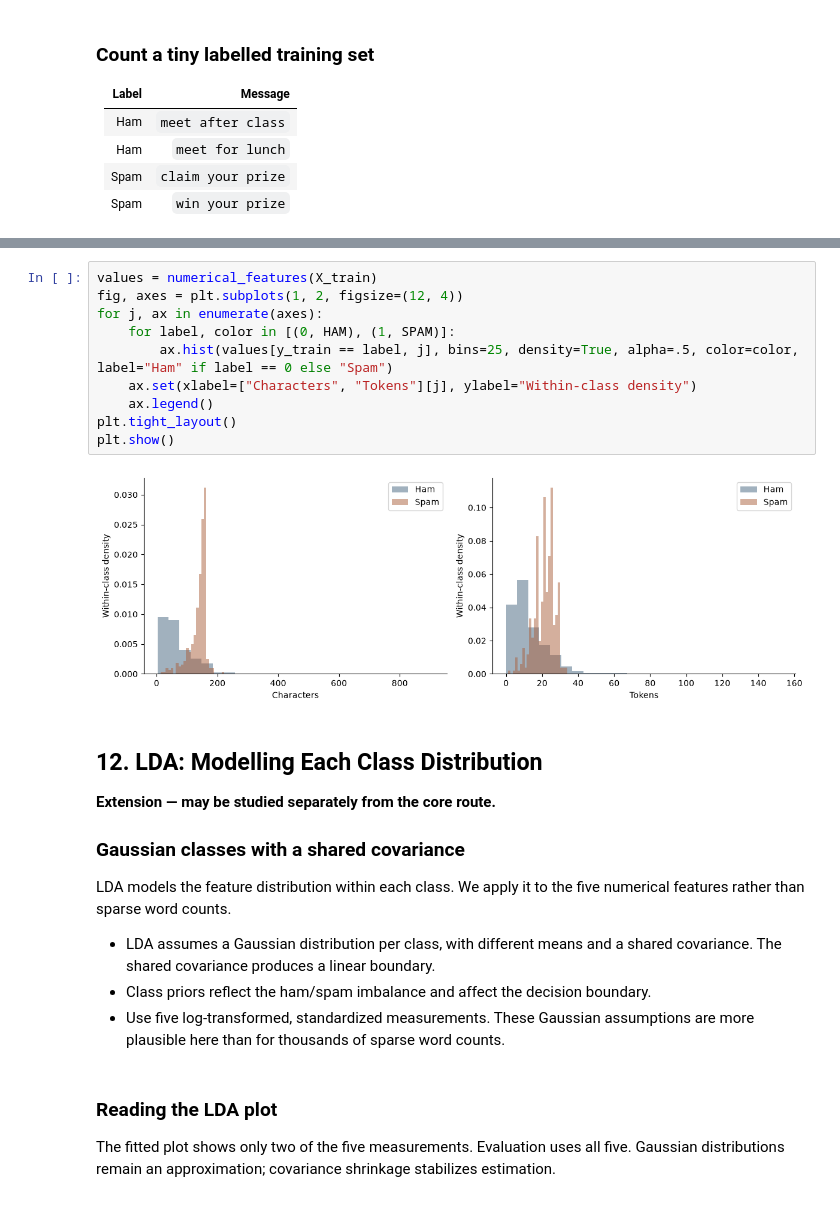
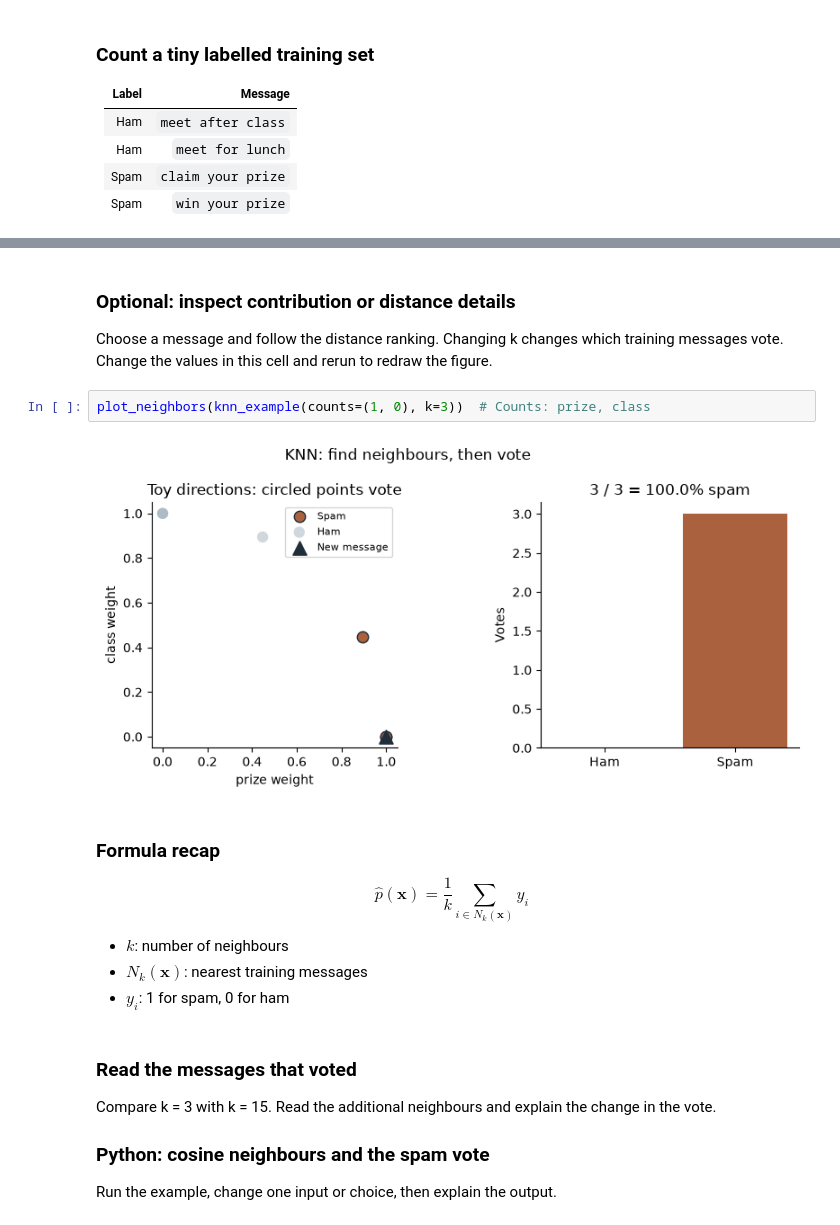
Before and after one commit to yulequan/STAT3612, a Jupyter notebook: src/tutorials/tutorial05/tutorial05.ipynb, the cells around one changed output, grey strips where cells are left out. Saved outputs shown, nothing was run; the diff lists cells and outputs as text.

Commit message:
feat(tutorial05): explain classifier workflows with interactive figures

```diff
--- a/src/tutorials/tutorial05/tutorial05.ipynb
+++ b/src/tutorials/tutorial05/tutorial05.ipynb
@@ -801,28 +670,26 @@ Numerical baseline AP: 0.9453045987771983
+# %% [markdown]
+### Optional: inspect contribution or distance details
+
+
+
+Choose a message and follow the distance ranking. Changing k changes which training messages vote. Change the values in this cell and rerun to redraw the figure.
 # %%
-values = numerical_features(X_train)
-fig, axes = plt.subplots(1, 2, figsize=(12, 4))
-for j, ax in enumerate(axes):
-    for label, color in [(0, HAM), (1, SPAM)]:
-        ax.hist(values[y_train == label, j], bins=25, density=True, alpha=.5, color=color, label="Ham" if label == 0 else "Spam")
-    ax.set(xlabel=["Characters", "Tokens"][j], ylabel="Within-class density")
-    ax.legend()
-plt.tight_layout()
-plt.show()
+plot_neighbors(knn_example(counts=(1, 0), k=3))  # Counts: prize, class
 # %% [output]
-[figure, old version]
+[figure, new version]
 # %% [markdown]
-## 12. LDA: Modelling Each Class Distribution
+### Formula recap
 
-**Extension — may be studied separately from the core route.**
+$$\hat p(\mathbf x)=\frac{1}{k}\sum_{i\in N_k(\mathbf x)}y_i$$
 
-### Gaussian classes with a shared covariance
-
-LDA models the feature distribution within each class. We apply it to the five numerical features rather than sparse word counts.
-
-- LDA assumes a Gaussian distribution per class, with different means and a shared covariance. The shared covariance produces a linear boundary.
-- Class priors reflect the ham/spam imbalance and affect the decision boundary.
-- Use five log-transformed, standardized measurements. These Gaussian assumptions are more plausible here than for thousands of sparse word counts.
+- $k$: number of neighbours
+- $N_k(\mathbf x)$: nearest training messages
+- $y_i$: 1 for spam, 0 for ham
 # %% [markdown]
-### Reading the LDA plot
+### Read the messages that voted
 
-The fitted plot shows only two of the five measurements. Evaluation uses all five. Gaussian distributions remain an approximation; covariance shrinkage stabilizes estimation.
+Compare k = 3 with k = 15. Read the additional neighbours and explain the change in the vote.
+
+### Python: cosine neighbours and the spam vote
+
+Run the example, change one input or choice, then explain the output.
```
Also changed, not shown: parts of 137 cells of this notebook, 14 other files.
